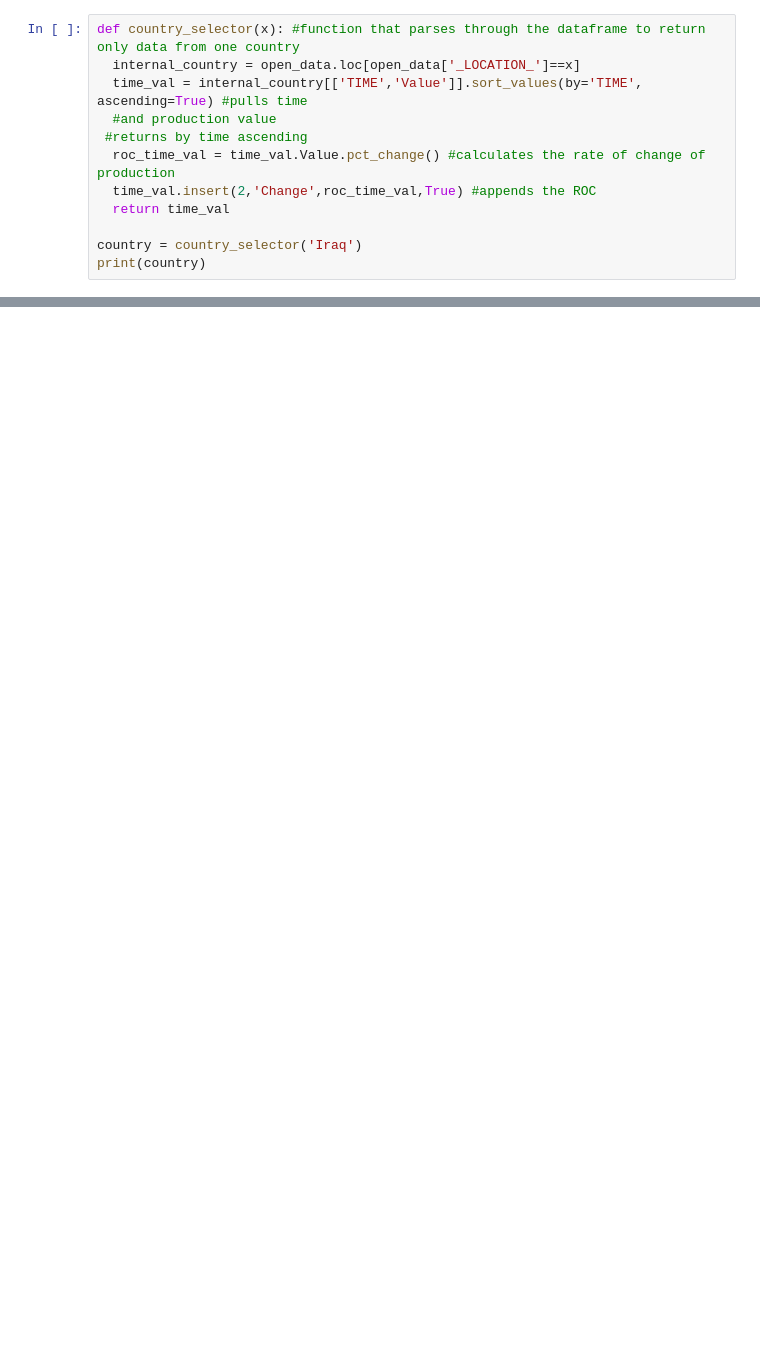
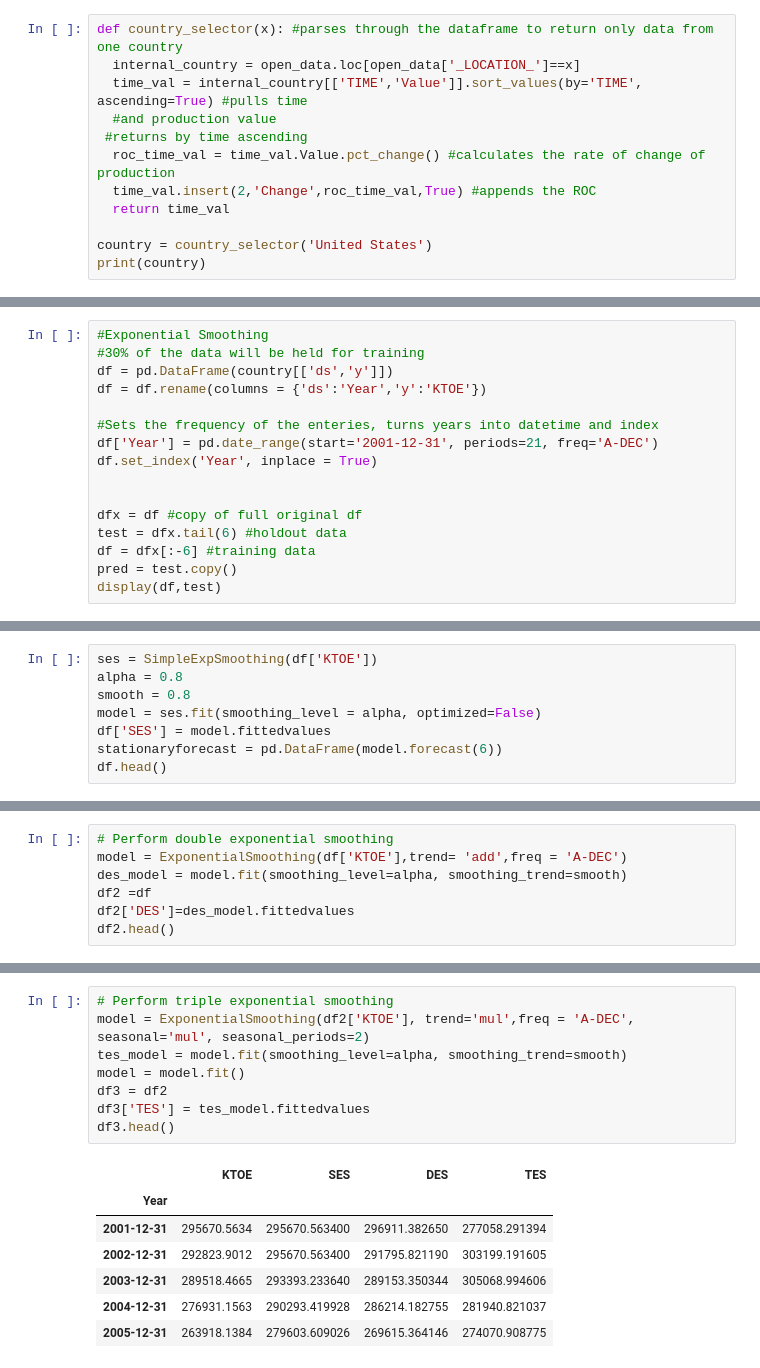
Before and after one commit to Samaalnassiry/crude-oil-analysis, a Jupyter notebook: Time series forecasting oil production.ipynb, the cells around one changed output, grey strips where cells are left out. Saved outputs shown, nothing was run; the diff lists cells and outputs as text; blank space fills up the shorter version.

```diff
--- a/Time series forecasting oil production.ipynb
+++ b/Time series forecasting oil production.ipynb
@@ -25,5 +48,5 @@ open_data.head() #reading first few rows
 # %%
-def country_selector(x): #function that parses through the dataframe to return only data from one country
+def country_selector(x): #parses through the dataframe to return only data from one country
   internal_country = open_data.loc[open_data['_LOCATION_']==x]
   time_val = internal_country[['TIME','Value']].sort_values(by='TIME', ascending=True) #pulls time
   #and production value
@@ -32,6 +55,6 @@ def country_selector(x): #function that parses through the dataframe to return o
   time_val.insert(2,'Change',roc_time_val,True) #appends the ROC
   return time_val
 
-country = country_selector('Iraq')
+country = country_selector('United States')
 print(country)
 # %% [output]
@@ -102,0 +194,16 @@ fig1 = model.plot(forecast)
+# %%
+#Exponential Smoothing
+#30% of the data will be held for training
+df = pd.DataFrame(country[['ds','y']])
+df = df.rename(columns = {'ds':'Year','y':'KTOE'})
+
+#Sets the frequency of the enteries, turns years into datetime and index
+df['Year'] = pd.date_range(start='2001-12-31', periods=21, freq='A-DEC')
+df.set_index('Year', inplace = True)
+
+
+dfx = df #copy of full original df
+test = dfx.tail(6) #holdout data
+df = dfx[:-6] #training data
+pred = test.copy()
+display(df,test)
@@ -102,0 +240,8 @@ fig1 = model.plot(forecast)
+# %%
+ses = SimpleExpSmoothing(df['KTOE'])
+alpha = 0.8
+smooth = 0.8
+model = ses.fit(smoothing_level = alpha, optimized=False)
+df['SES'] = model.fittedvalues
+stationaryforecast = pd.DataFrame(model.forecast(6))
+df.head()
@@ -102,0 +258,7 @@ fig1 = model.plot(forecast)
+# %%
+# Perform double exponential smoothing
+model = ExponentialSmoothing(df['KTOE'],trend= 'add',freq = 'A-DEC')
+des_model = model.fit(smoothing_level=alpha, smoothing_trend=smooth)
+df2 =df
+df2['DES']=des_model.fittedvalues
+df2.head()
@@ -102,0 +275,16 @@ fig1 = model.plot(forecast)
+# %%
+# Perform triple exponential smoothing
+model = ExponentialSmoothing(df2['KTOE'], trend='mul',freq = 'A-DEC', seasonal='mul', seasonal_periods=2)
+tes_model = model.fit(smoothing_level=alpha, smoothing_trend=smooth)
+model = model.fit()
+df3 = df2
+df3['TES'] = tes_model.fittedvalues
+df3.head()
+# %% [output]
+|  | KTOE | SES | DES | TES |
+| Year |  |  |  |  |
+| 2001-12-31 | 295670.5634 | 295670.563400 | 296911.382650 | 277058.291394 |
+| 2002-12-31 | 292823.9012 | 295670.563400 | 291795.821190 | 303199.191605 |
+| 2003-12-31 | 289518.4665 | 293393.233640 | 289153.350344 | 305068.994606 |
+| 2004-12-31 | 276931.1563 | 290293.419928 | 286214.182755 | 281940.821037 |
+| 2005-12-31 | 263918.1384 | 279603.609026 | 269615.364146 | 274070.908775 |
```
Also changed, not shown: parts of 47 cells of this notebook, 5 other files.
